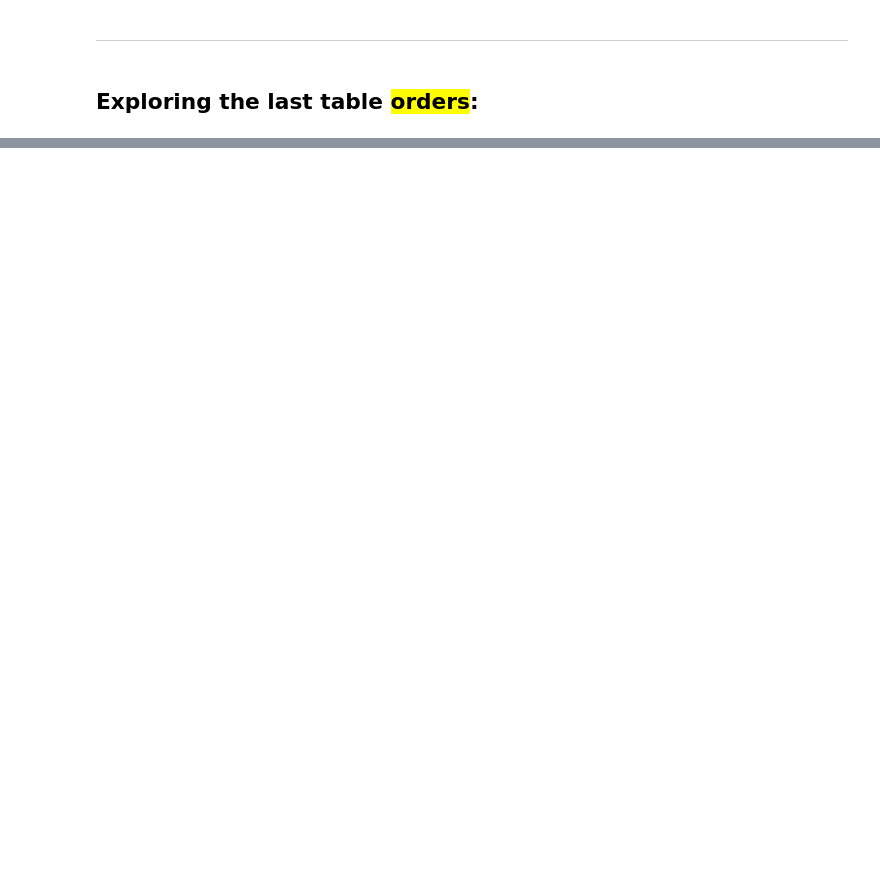
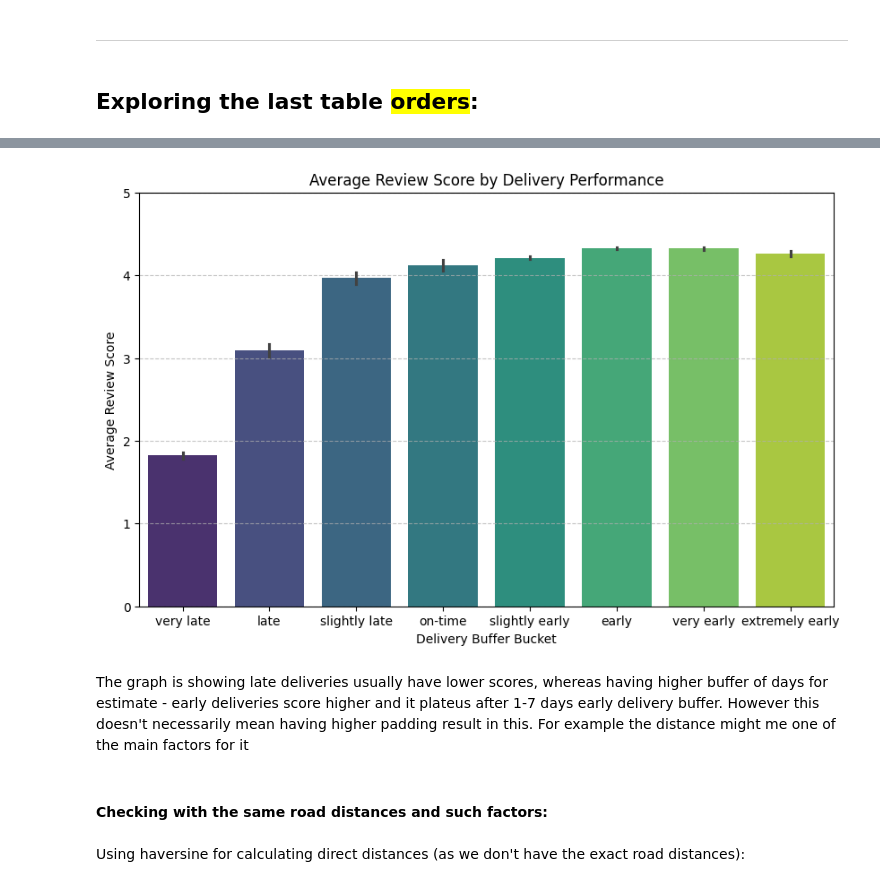
Before and after one commit to doniyor117/olist-marketplace-analysis, a Jupyter notebook: lab/lab.ipynb, the cells around one changed output, grey strips where cells are left out. Saved outputs shown, nothing was run; the diff lists cells and outputs as text; code cells hidden in the pictures; blank space fills up the shorter version.

```diff
--- a/lab/lab.ipynb
+++ b/lab/lab.ipynb
@@ -320,0 +923,6 @@ sus_tables_rel[sus_tables[2]]
+# %%
+bins = [-np.inf, -5, -2, -1, 0, 7, 16, 26, np.inf]
+labels = ['very late', 'late', 'slightly late', 'on-time', 'slightly early', 'early', 'very early', 'extremely early']
+
+orders_agg['buffer_bucket'] = pd.cut(orders_agg['delivery_buffer_days'], bins=bins, labels=labels)
+orders_agg.groupby(by='buffer_bucket', observed=False)[['review_score']].agg(['mean', 'size'])
@@ -320,0 +941,20 @@ sus_tables_rel[sus_tables[2]]
+# %%
+plt.figure(figsize=(10, 6))
+sns.barplot(data=orders_agg, x='buffer_bucket', y='review_score', hue='buffer_bucket', palette='viridis', legend=False)
+
+plt.title('Average Review Score by Delivery Performance')
+plt.ylabel('Average Review Score')
+plt.xlabel('Delivery Buffer Bucket')
+plt.ylim(0, 5) # Scores are between 1 and 5
+plt.grid(axis='y', linestyle='--', alpha=0.7)
+
+plt.gcf().savefig(os.path.join(FIGURES_DIR, "review_scores_by_delivery_performance.png"), dpi=200, bbox_inches='tight')
+plt.show()
+# %% [output]
+[figure, added]
+# %% [markdown]
+The graph is showing late deliveries usually have lower scores, whereas having higher buffer of days for estimate - early deliveries score higher and it plateus after 1-7 days early delivery buffer. However this doesn't necessarily mean having higher padding result in this. For example the distance might me one of the main factors for it
+# %% [markdown]
+#### Checking with the same road distances and such factors:
+# %% [markdown]
+Using haversine for calculating direct distances (as we don't have the exact road distances):
```
Also changed, not shown: parts of 121 cells of this notebook.
